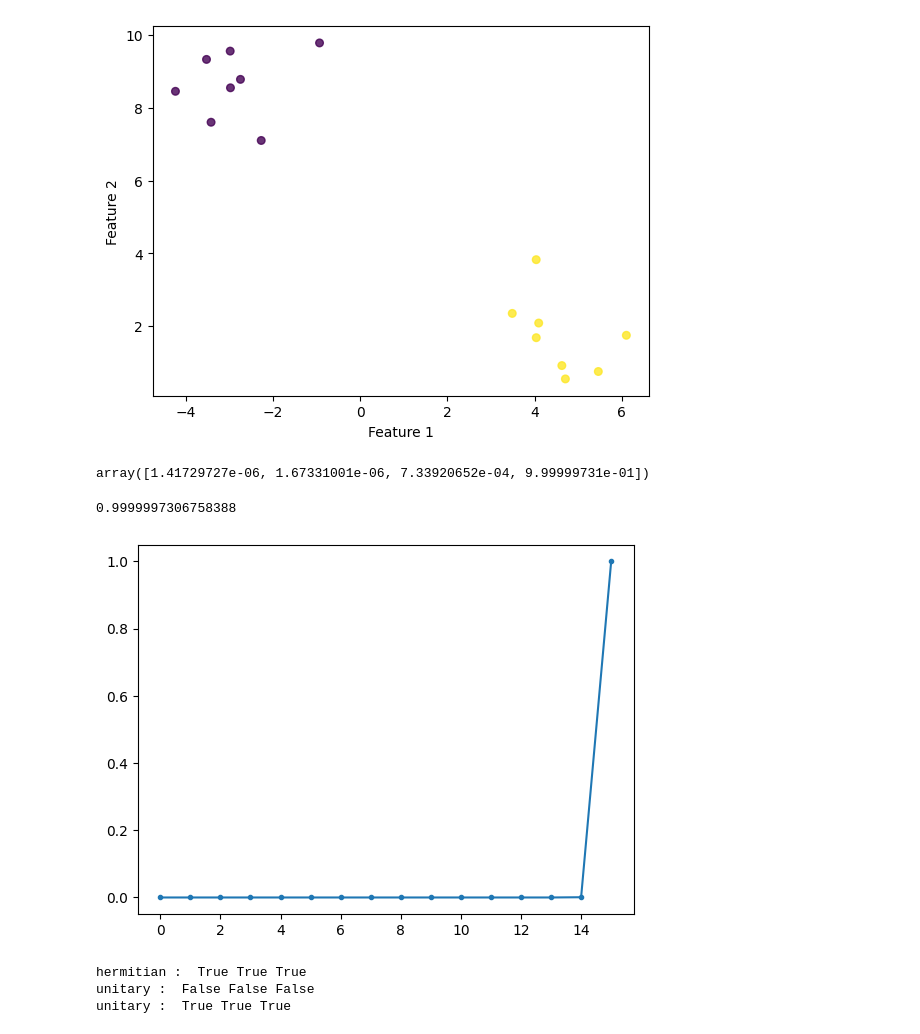
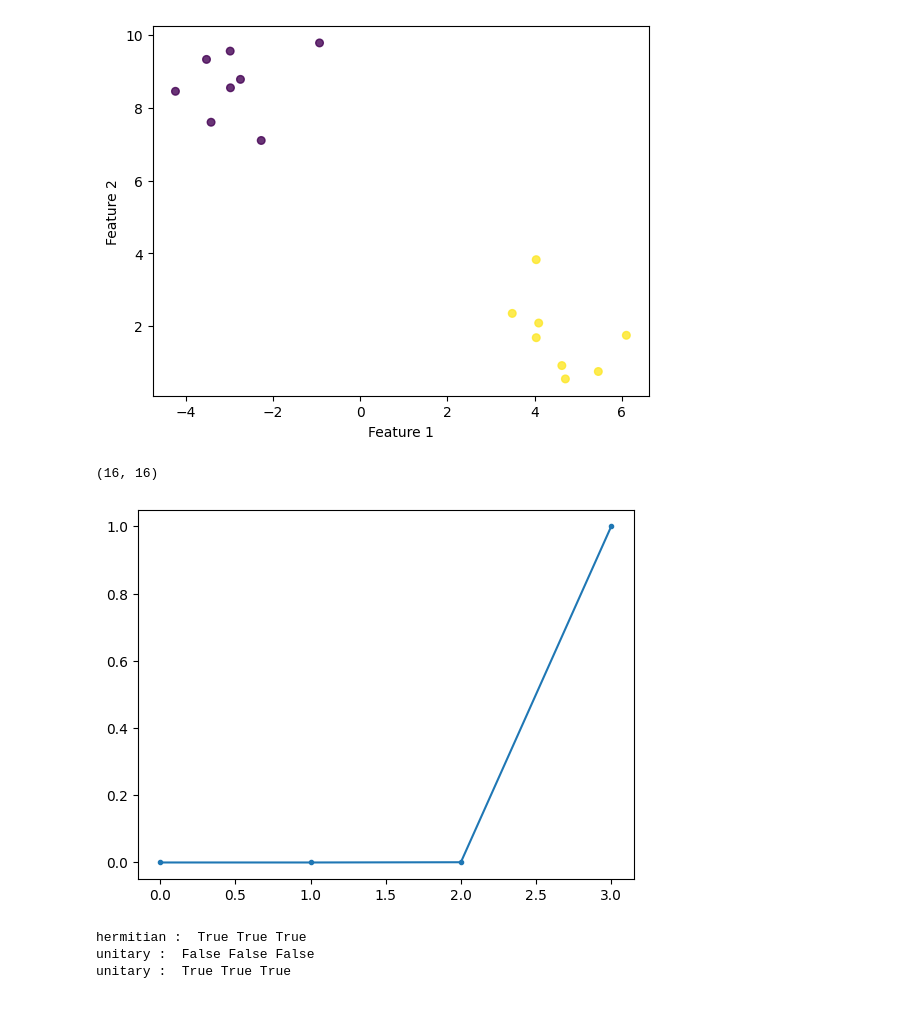
Before and after one commit to 24shiny/Inverse_Laplacian_embedding, a Jupyter notebook: Laplacian_embedding/quantum_LE_test.ipynb, the cells around one changed output. Drawn from its saved outputs; the diff is of its cells as text; code cells hidden in the pictures.

```diff
--- a/Laplacian_embedding/quantum_LE_test.ipynb
+++ b/Laplacian_embedding/quantum_LE_test.ipynb
@@ -13,32 +13,28 @@ from scipy.linalg import expm
 # %%
 # data generation
 X, Y = datasets.make_blobs(n_samples=16, centers=2, random_state=42)
 plt.scatter(X[:, 0], X[:, 1], c=Y, cmap='viridis', s=30, alpha=0.8)
 plt.xlabel('Feature 1')
 plt.ylabel('Feature 2')
 plt.show()
 
 # matrices
 A = np.exp(-pairwise_distances(X, metric='euclidean'))
 D = np.diag(np.sum(A, axis=1))
 L = D - A
 L_inv = np.linalg.inv(L + np.eye(L.shape[0]) * 1e-6)
 L_inv_norm = L_inv / np.linalg.norm(L_inv)
 # L_inv_norm = np.linalg.matrix_power(L_inv_norm, 5)
+print(L_inv_norm.shape)
 
 # eigendecomposition for reference
 inv_val, inv_vec = eigh(L_inv_norm)
-inv_val[-4:]
+plt.plot(inv_val[-4:],'.-')
+plt.show()
 # %% [output]
 [figure]
-array([1.41729727e-06, 1.67331001e-06, 7.33920652e-04, 9.99999731e-01])
+(16, 16)
+[figure, added]
-# %%
-print(inv_val[-1])
-plt.plot(inv_val,'.-')
-plt.show()
-# %% [output]
-0.9999997306758388
-[figure, removed]
 # %%
 # check if a matrix is Hermitian
 def check_hermitain(A):
```
Also changed, not shown: parts of 13 cells of this notebook.
